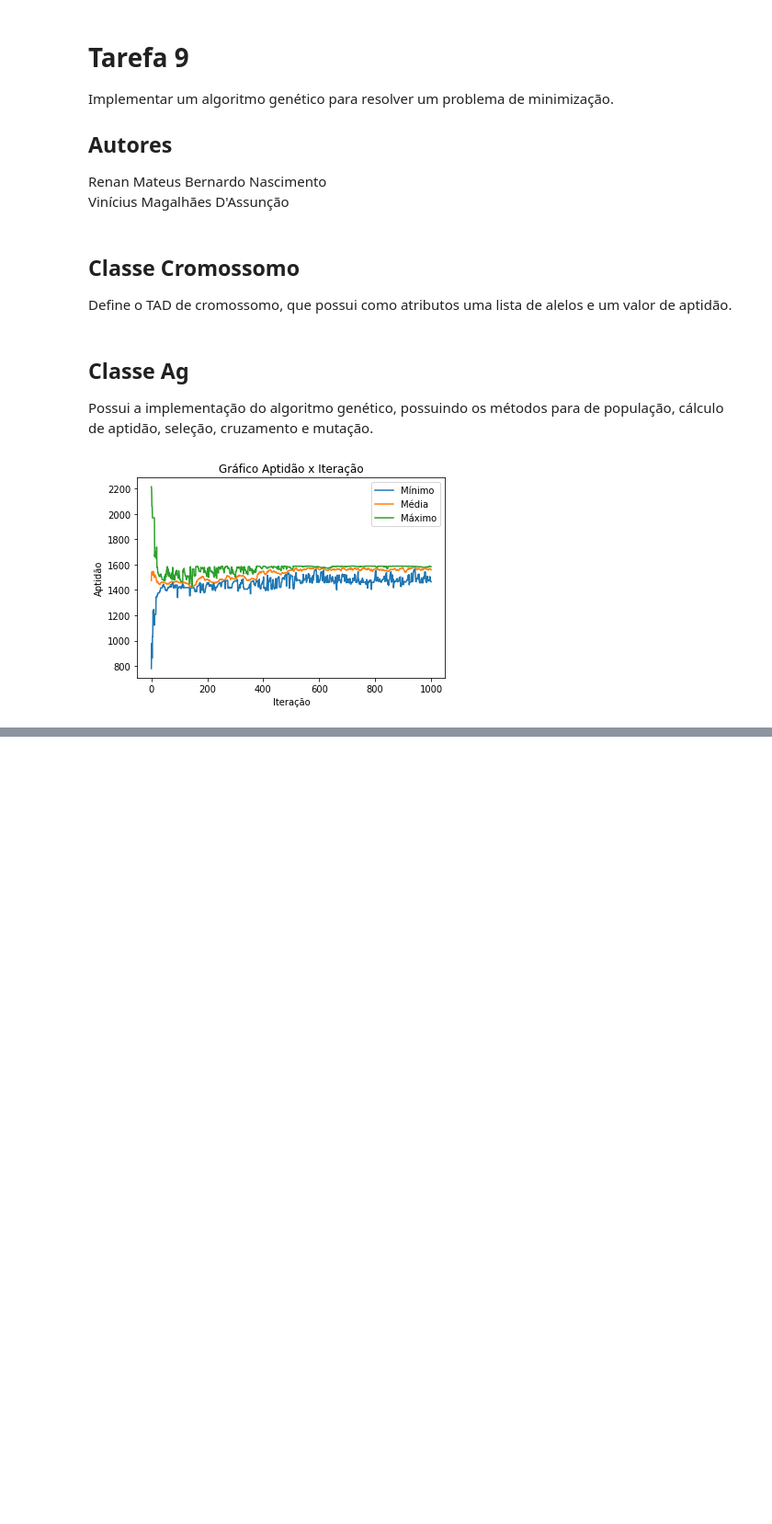
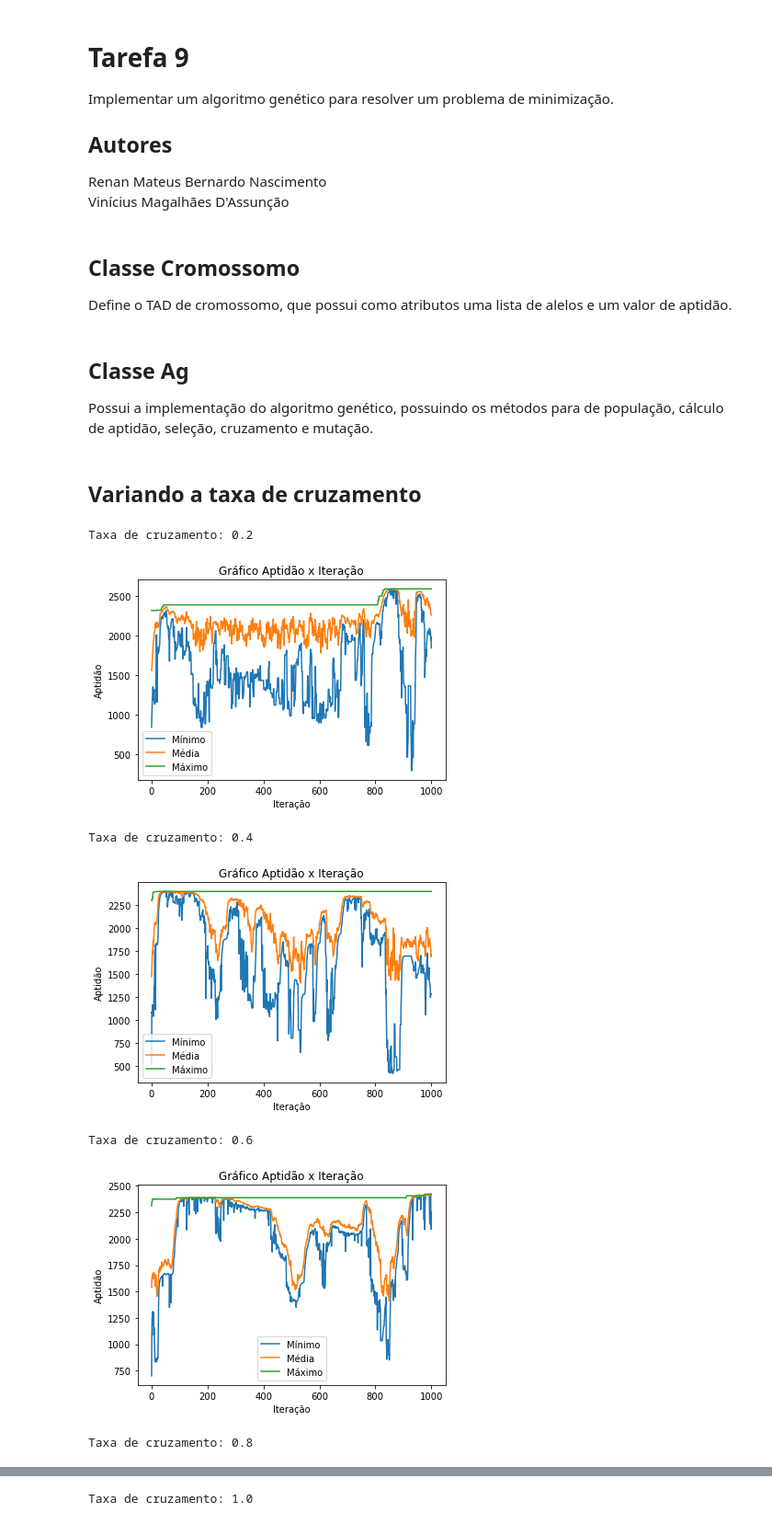
Before and after one commit to viniciusvmda/algoritmo-genetico, a Jupyter notebook: algoritmo_genetico.ipynb, the cells around one changed output, grey strips where cells are left out. Shown at 92% size. Saved outputs shown, nothing was run; the diff lists cells and outputs as text; code cells hidden in the pictures; blank space fills up the shorter version.

```diff
--- a/algoritmo_genetico.ipynb
+++ b/algoritmo_genetico.ipynb
@@ -39,12 +39,14 @@ class Ag:
         self.OFFSET = 1500
         self.MAX = 959.6407 + self.OFFSET
         self.QTD_ALELOS = 2
+        self.ELITE = 5
         self.populacao = []
 
     '''
     ' Inicializa a lista de população
     '''
     def popular(self):
+        self.populacao = []
         for c in range(0, self.tam_populacao):
             cromo = Cromossomo(self.QTD_ALELOS)
             for a in range(0, len(cromo.alelos)):
@@ -77,7 +79,7 @@ class Ag:
         # Sorteia tam_populacao/2 números para selecionar na roleta
         for i in range(0, self.tam_populacao):
             # Sorteia o número entre 0(fechado) e a aptidão total(aberto)
-            num = random.uniform(0, total)
+            num = random.uniform(0, total)0.6
             for intervalo, c in roleta.items():
                 if num >= intervalo[0] and num < intervalo[1]:
                     selecao.append(c)
@@ -94,7 +96,7 @@ class Ag:
             # Sorteia um número de 0 a 1 com duas casas decimais
             num = random.randrange(0, 100) / 100
             if num <= self.tax_cruzamento:
-                # Se for menor que a taxa de cruzamento, faz o cruzamento aritmético
+                # Se for menor que a taxa de cruzamento, faz o c/home/aluno/Downloadsruzamento aritmético
                 qtd_alelos = len(pai.alelos)
                 # Cria os cromossomos
                 f1 = Cromossomo(qtd_alelos)
@@ -116,7 +118,7 @@ class Ag:
     ' Faz a mutação utilizando o método CREEP
     '''
     def mutar(self, filhos):
-        n_casas = 1000 # Número de casas decimais para avaliar a mutação
+        n_casas = 1000 # Número de casas decimroundais para avaliar a mutação
         for cromo in filhos:
             for i in range(0, len(cromo.alelos)):
                 # Sorteia um número de 0 a 1 com 3 casas decimais
@@ -124,6 +126,18 @@ class Ag:
                 if num <= self.tax_mutacao:
                     delta = random.randrange(self.inicio, self.fim) / 10
                     cromo.alelos[i] += delta
+
+    '''
+    ' Substitui o pior filho pelo melhor pai
+    '''
+    def elitizar(self, filhos):
+        # Ordena filhos por ordem decrescente de aptidão
+        filhos = sorted(filhos, reverse=True, key = lambda Cromossomo: Cromossomo.aptidao)
+        # Ordena pais por ordem decrescente de aptidão
+        self.populacao = sorted(self.populacao,reverse=True, key = lambda Cromossomo: Cromossomo.aptidao)
+        # Substitui os pelos filhos mantendo os ELITE melhores pais e tirando os ELITE piores filhos
+        self.populacao = np.append(filhos[:-self.ELITE], self.populacao[:self.ELITE])
+
 
     '''
     ' Retorna mínimo, média e máximo
@@ -156,7 +170,7 @@ class Ag:
     '''
     ' Executa max_geracoes vezes o algoritmo genético
     '''
-    def executar(self):
+    def executar(self, elitismo = False):
         self.popular()
         # Inicaliza os vetores de tempo e erro com o estado inicial
         mini, med, maxi = self.retornaMedidas()
@@ -170,7 +184,10 @@ class Ag:
             selecao = self.selecionar()
             filhos = self.cruzar(selecao)
             self.mutar(filhos)
-            self.populacao = filhos
+            if elitismo:
+                self.elitizar(filhos)
+            else:
+                self.populacao = filhos
             mini, med, maxi = self.retornaMedidas()
             tempo.append(t)
             minimo.append(mini)
@@ -183,10 +200,22 @@ class Ag:
     def imprimirPopulacao(self):
         for c in self.populacao:
             print(str(c.alelos[0]) + '\t' + str(c.alelos[1]) + '\t' + str(c.aptidao))
+# %% [markdown]
+## Variando a taxa de cruzamento
 # %%
-tam_populacao, inicio, fim, alfa, tax_cruzamento, tax_mutacao, max_geracoes = (100, -600, 600,0.6, 0.5, 0.005, 1000)
-ag =                                               Ag(tam_populacao, inicio, fim, alfa, tax_cruzamento, tax_mutacao, max_geracoes)
+tam_populacao, inicio, fim, alfa, tax_cruzamento, tax_mutacao, max_geracoes = (100, -600, 600, 0.6, 0.6, 0.005, 1000)
+elitismo = True
 
-ag.executar()
+for i in range(1,6):
+    tax_cruzamento = 2*i/10
+    ag = Ag(tam_populacao, inicio, fim, alfa, tax_cruzamento, tax_mutacao, max_geracoes)
+    print("Taxa de cruzamento: " + str(tax_cruzamento))
+    ag.executar(elitismo)
 # %% [output]
+Taxa de cruzamento: 0.2
-[figure, old version]
+[figure, new version]
+Taxa de cruzamento: 0.4
+[figure, added]
+Taxa de cruzamento: 0.6
+[figure, added]
+Taxa de cruzamento: 0.8
@@ -192,0 +223 @@ ag.executar()
+Taxa de cruzamento: 1.0
```
Also changed, not shown: parts of 8 cells of this notebook, 5 other files.
